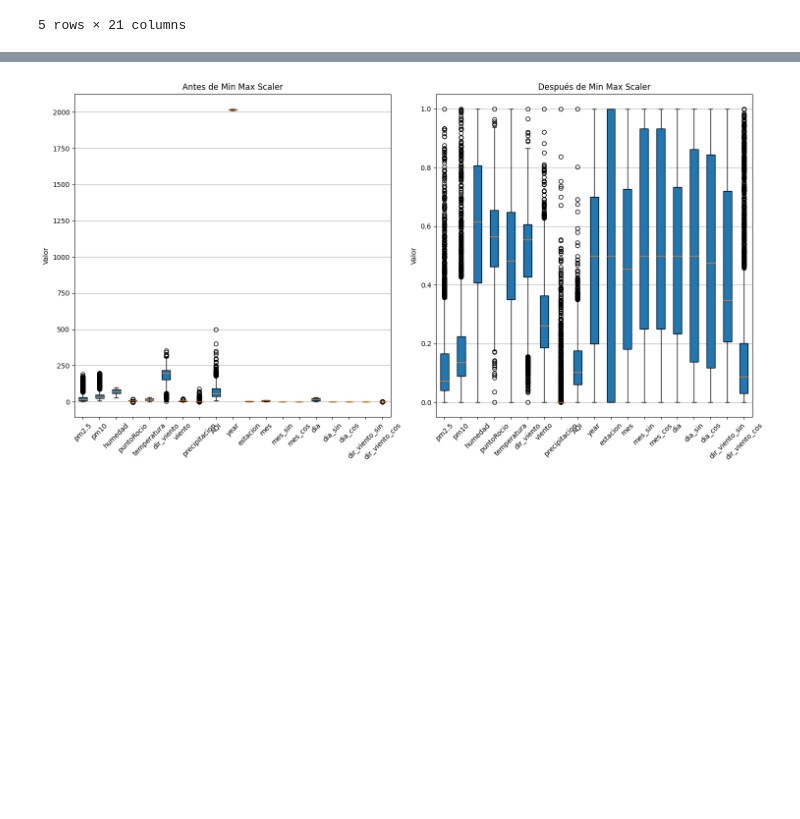
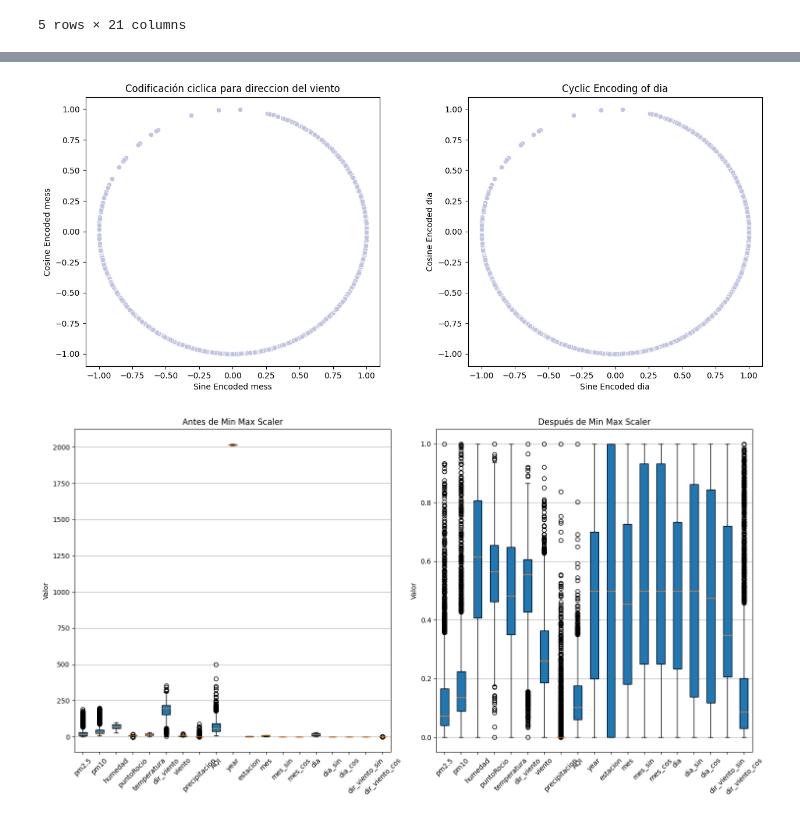
Before and after one commit to OmarMerino/Particulas_contaminantes_chillan, a Jupyter notebook: notebooks/model/RNA/normalizacion_rna.ipynb, the cells around one changed output, grey strips where cells are left out. Drawn from its saved outputs; the diff is of its cells as text; code cells hidden in the pictures; blank space fills up the shorter version.

```diff
--- a/notebooks/model/RNA/normalizacion_rna.ipynb
+++ b/notebooks/model/RNA/normalizacion_rna.ipynb
@@ -219,3 +218,26 @@ plt.show()
+# %%
+# Crear una figura y un conjunto de subtramas
+fig, axes = plt.subplots(1, 2, figsize=(15, 6))  # 1 fila, 2 columnas de subtramas
+
+# Gráfico 1: Meses
+
+sns.scatterplot(x="dir_viento_sin", y="dir_viento_cos", data=DataSet, color="#C2C4E2", ax=axes[0])
+axes[0].set_title("Codificación ciclica para direccion del viento")
+axes[0].set_ylabel("Cosine Encoded mess")
+axes[0].set_xlabel("Sine Encoded mess")
+
+# Gráfico 2: Días
+sns.scatterplot(x='dir_viento_sin', y='dir_viento_cos', data=DataSet, color="#C2C4E2", ax=axes[1])
+axes[1].set_title("Cyclic Encoding of dia")
+axes[1].set_ylabel("Cosine Encoded dia")
+axes[1].set_xlabel("Sine Encoded dia")
+
+# Ajustar el espacio entre los dos subgráficos
+plt.subplots_adjust(wspace=0.3)
+
+plt.show()
+# %% [output]
+[figure, added]
 # %%
 data_MinMaxScaler = DataSet.copy()
 # columnas numericas
```
Also changed, not shown: parts of 3 cells of this notebook, 10 other files.
